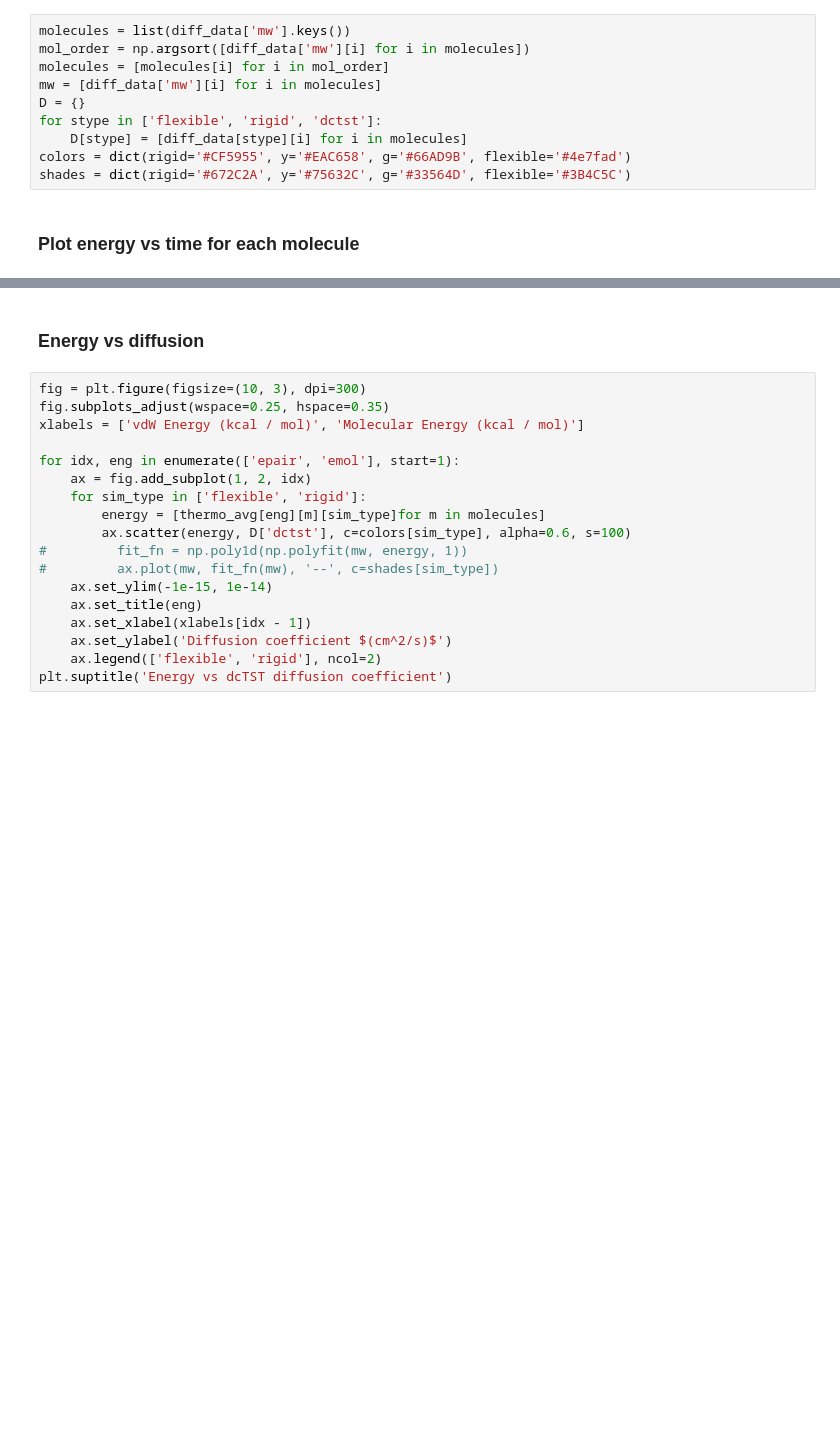
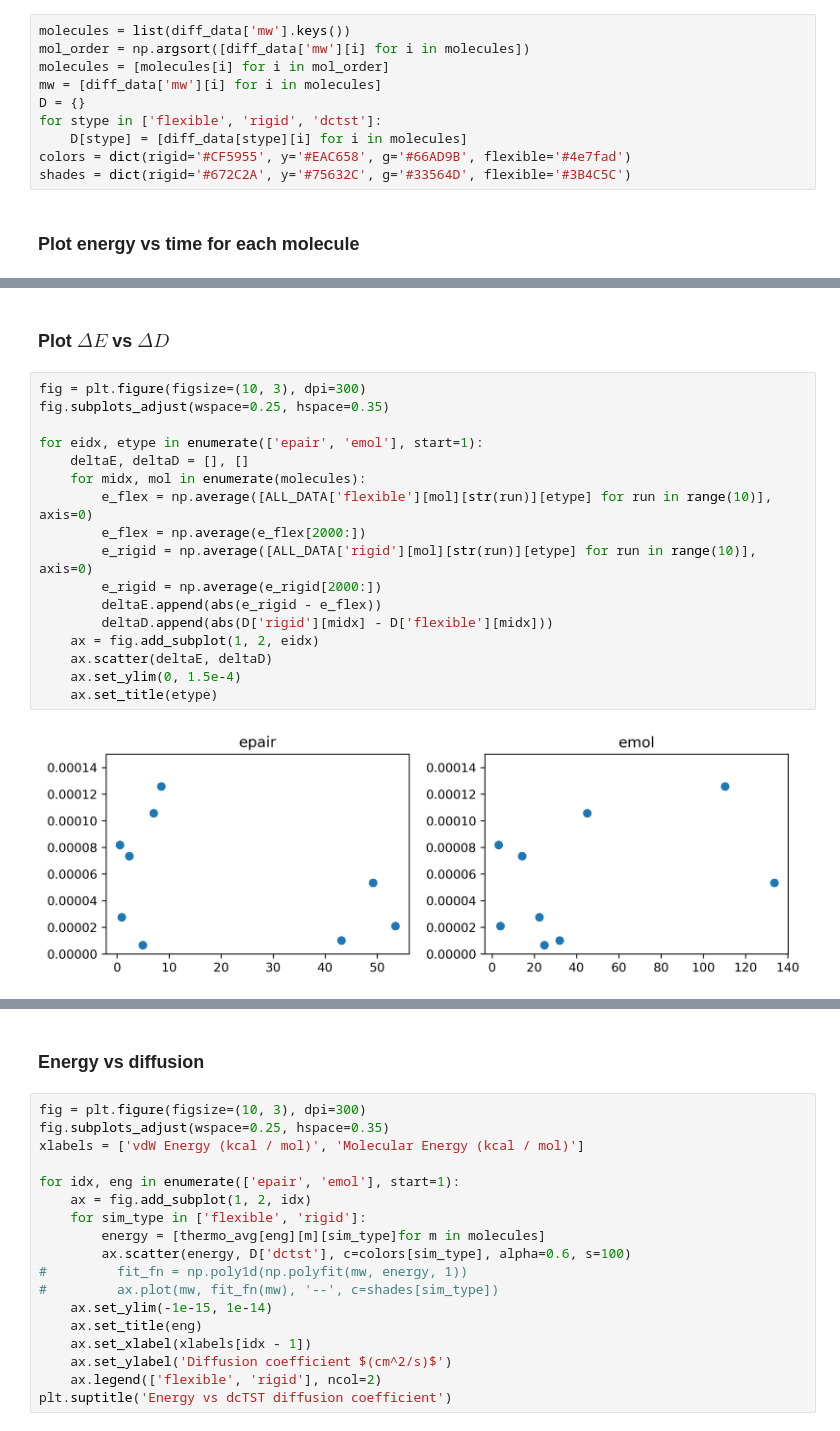
Before and after one commit to kbsezginel/nanocar-misc, a Jupyter notebook: diffusion/analysis/thermo-molecule.ipynb, the cells around one changed output, grey strips where cells are left out. Saved outputs shown, nothing was run; the diff lists cells and outputs as text; blank space fills up the shorter version.

```diff
--- a/diffusion/analysis/thermo-molecule.ipynb
+++ b/diffusion/analysis/thermo-molecule.ipynb
@@ -89,0 +69,21 @@ Text(0.5,0.98,'Molecular Energy (kcal / mol)')
+# %% [markdown]
+### Plot $\Delta E$ vs $\Delta D$
+# %%
+fig = plt.figure(figsize=(10, 3), dpi=300)
+fig.subplots_adjust(wspace=0.25, hspace=0.35)
+
+for eidx, etype in enumerate(['epair', 'emol'], start=1):
+    deltaE, deltaD = [], []
+    for midx, mol in enumerate(molecules):
+        e_flex = np.average([ALL_DATA['flexible'][mol][str(run)][etype] for run in range(10)], axis=0)
+        e_flex = np.average(e_flex[2000:])
+        e_rigid = np.average([ALL_DATA['rigid'][mol][str(run)][etype] for run in range(10)], axis=0)
+        e_rigid = np.average(e_rigid[2000:])
+        deltaE.append(abs(e_rigid - e_flex))
+        deltaD.append(abs(D['rigid'][midx] - D['flexible'][midx]))
+    ax = fig.add_subplot(1, 2, eidx)
+    ax.scatter(deltaE, deltaD)
+    ax.set_ylim(0, 1.5e-4)
+    ax.set_title(etype)
+# %% [output]
+[figure, added]
```
Also changed, not shown: parts of 8 cells of this notebook, 6 other files.
